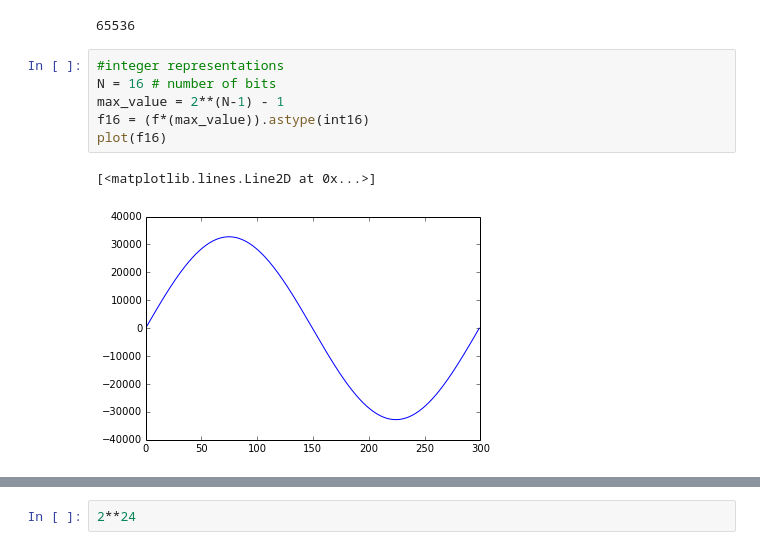
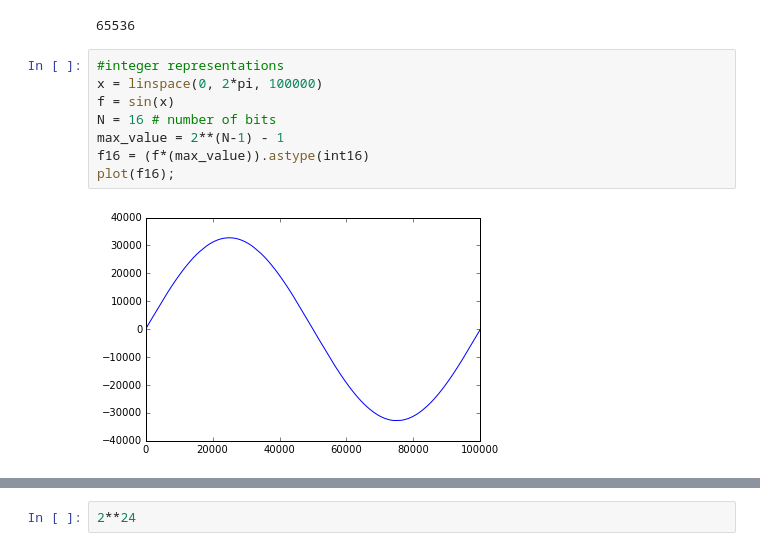
Before and after one commit to mantaraya36/201A-ipython, a Jupyter notebook: Sampling and Quantization.ipynb, the cells around one changed output, grey strips where cells are left out. Cells and saved outputs as stored; diff of their text form.

```diff
--- a/Sampling and Quantization.ipynb
+++ b/Sampling and Quantization.ipynb
@@ -299,10 +329,11 @@ legend(['sine', '2-bit', '3-bit'])
 65536
 # %%
 #integer representations
+x = linspace(0, 2*pi, 100000)
+f = sin(x)
 N = 16 # number of bits
 max_value = 2**(N-1) - 1
 f16 = (f*(max_value)).astype(int16)
-plot(f16)
+plot(f16);
 # %% [output]
-[<matplotlib.lines.Line2D at 0x...>]
-[figure, old version]
+[figure, new version]
```
Also changed, not shown: parts of 78 cells of this notebook.
